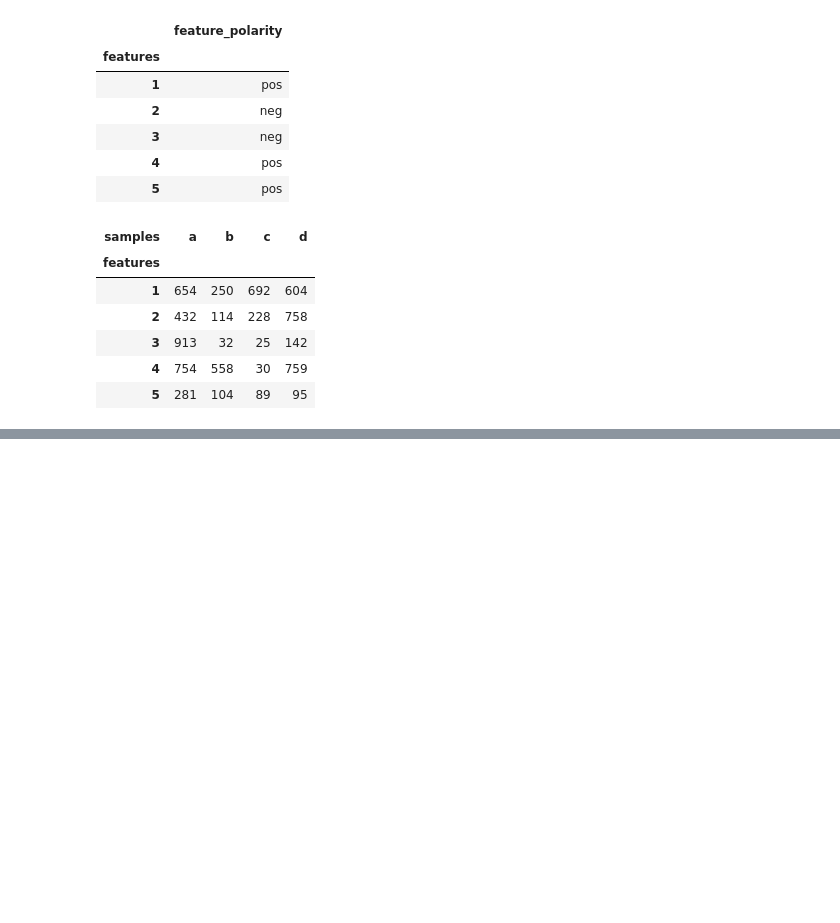
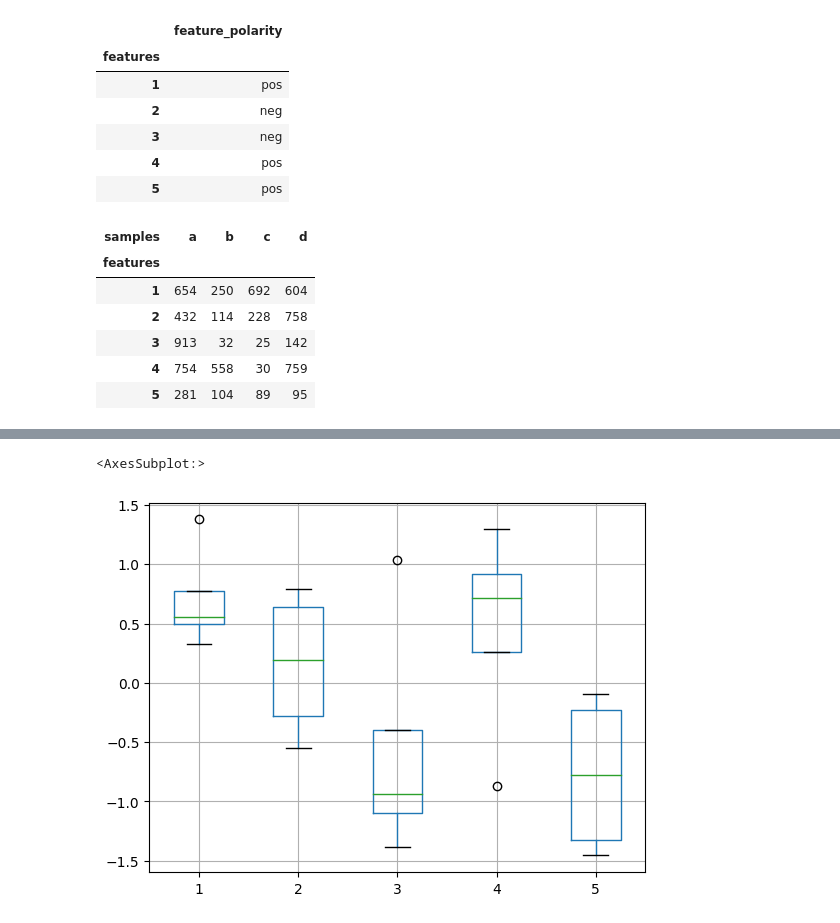
Before and after one commit to Pascallio/pySummarizedExperiment, a Jupyter notebook: example.ipynb, the cells around one changed output, grey strips where cells are left out. Drawn from its saved outputs; the diff is of its cells as text; code cells hidden in the pictures; blank space fills up the shorter version.

```diff
--- a/example.ipynb
+++ b/example.ipynb
@@ -140,0 +167,5 @@ exp[exp.rowData("feature_polarity") == "pos", :].assay()
+# %%
+exp.boxplot(assay = 0, log2 = True, autoscale=True, transpose = True)
+# %% [output]
+<AxesSubplot:>
+[figure, added]
```
Also changed, not shown: parts of 22 cells of this notebook, 4 other files.
